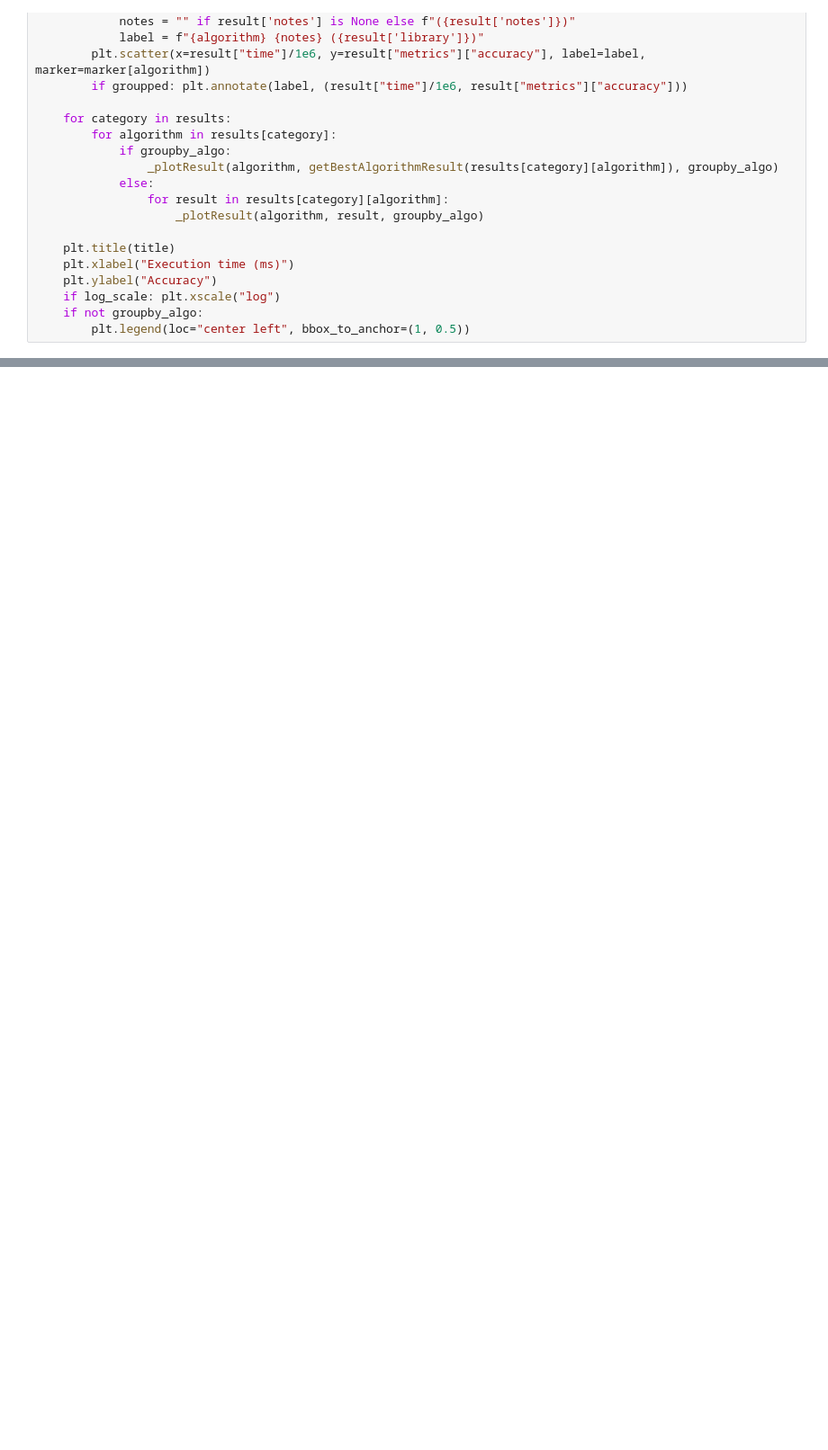
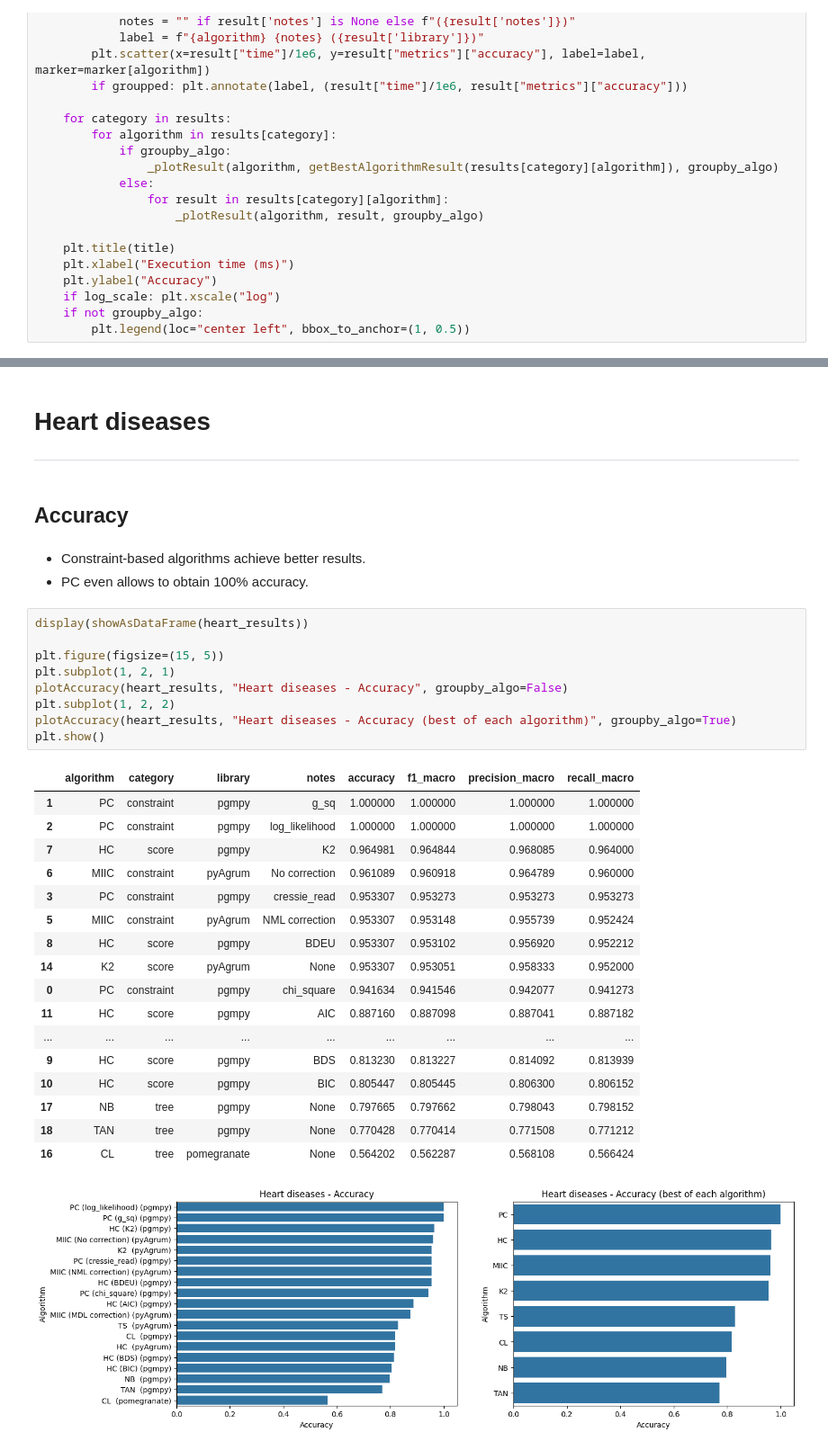
Before and after one commit to NotXia/bn-structure-learning-comparison, a Jupyter notebook: src/plots.ipynb, the cells around one changed output, grey strips where cells are left out. Shown at 90% size. Cells and saved outputs as stored; diff of their text form; blank space fills up the shorter version.

```diff
--- a/src/plots.ipynb
+++ b/src/plots.ipynb
@@ -146,0 +184,36 @@ plt.show()
+# %% [markdown]
+# Heart diseases
+---
+# %% [markdown]
+## Accuracy
+# %% [markdown]
+- Constraint-based algorithms achieve better results.
+- PC even allows to obtain 100% accuracy.
+# %%
+display(showAsDataFrame(heart_results))
+
+plt.figure(figsize=(15, 5))
+plt.subplot(1, 2, 1)
+plotAccuracy(heart_results, "Heart diseases - Accuracy", groupby_algo=False)
+plt.subplot(1, 2, 2)
+plotAccuracy(heart_results, "Heart diseases - Accuracy (best of each algorithm)", groupby_algo=True)
+plt.show()
+# %% [output]
+|  | algorithm | category | library | notes | accuracy | f1_macro | precision_macro | recall_macro |
+| 1 | PC | constraint | pgmpy | g_sq | 1.000000 | 1.000000 | 1.000000 | 1.000000 |
+| 2 | PC | constraint | pgmpy | log_likelihood | 1.000000 | 1.000000 | 1.000000 | 1.000000 |
+| 7 | HC | score | pgmpy | K2 | 0.964981 | 0.964844 | 0.968085 | 0.964000 |
+| 6 | MIIC | constraint | pyAgrum | No correction | 0.961089 | 0.960918 | 0.964789 | 0.960000 |
+| 3 | PC | constraint | pgmpy | cressie_read | 0.953307 | 0.953273 | 0.953273 | 0.953273 |
+| 5 | MIIC | constraint | pyAgrum | NML correction | 0.953307 | 0.953148 | 0.955739 | 0.952424 |
+| 8 | HC | score | pgmpy | BDEU | 0.953307 | 0.953102 | 0.956920 | 0.952212 |
+| 14 | K2 | score | pyAgrum | None | 0.953307 | 0.953051 | 0.958333 | 0.952000 |
+| 0 | PC | constraint | pgmpy | chi_square | 0.941634 | 0.941546 | 0.942077 | 0.941273 |
+| 11 | HC | score | pgmpy | AIC | 0.887160 | 0.887098 | 0.887041 | 0.887182 |
+| ... | ... | ... | ... | ... | ... | ... | ... | ... |
+| 9 | HC | score | pgmpy | BDS | 0.813230 | 0.813227 | 0.814092 | 0.813939 |
+| 10 | HC | score | pgmpy | BIC | 0.805447 | 0.805445 | 0.806300 | 0.806152 |
+| 17 | NB | tree | pgmpy | None | 0.797665 | 0.797662 | 0.798043 | 0.798152 |
+| 18 | TAN | tree | pgmpy | None | 0.770428 | 0.770414 | 0.771508 | 0.771212 |
+| 16 | CL | tree | pomegranate | None | 0.564202 | 0.562287 | 0.568108 | 0.566424 |
+[figure, added]
```
Also changed, not shown: parts of 17 cells of this notebook.
